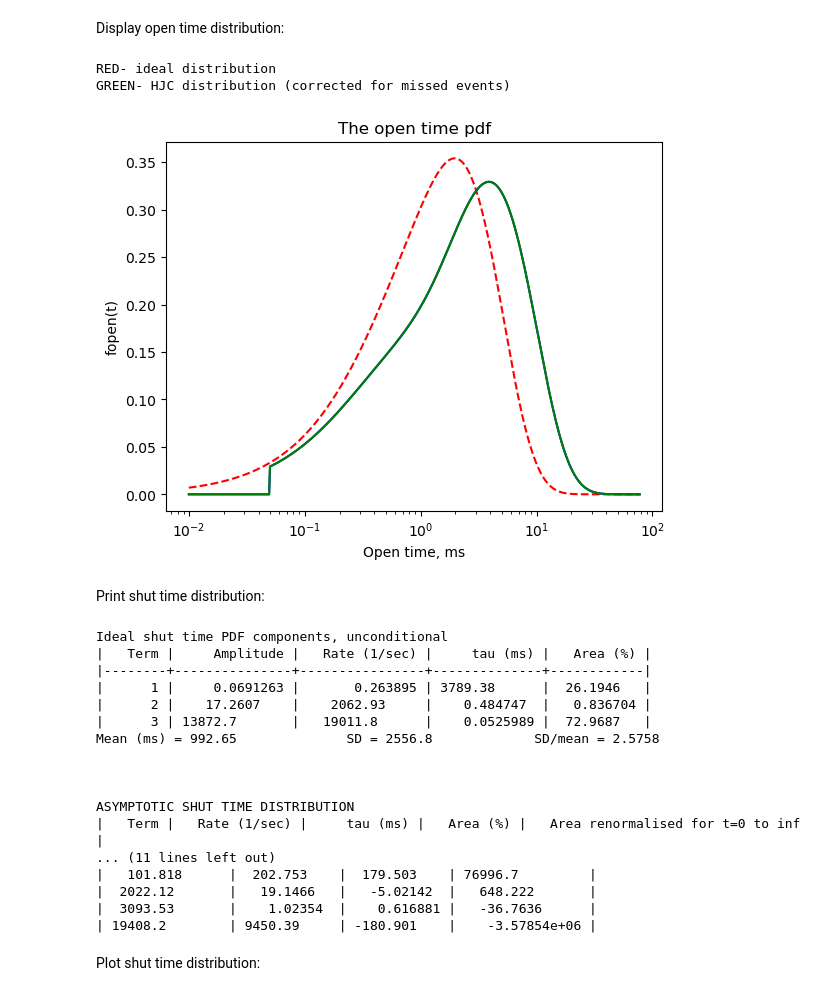
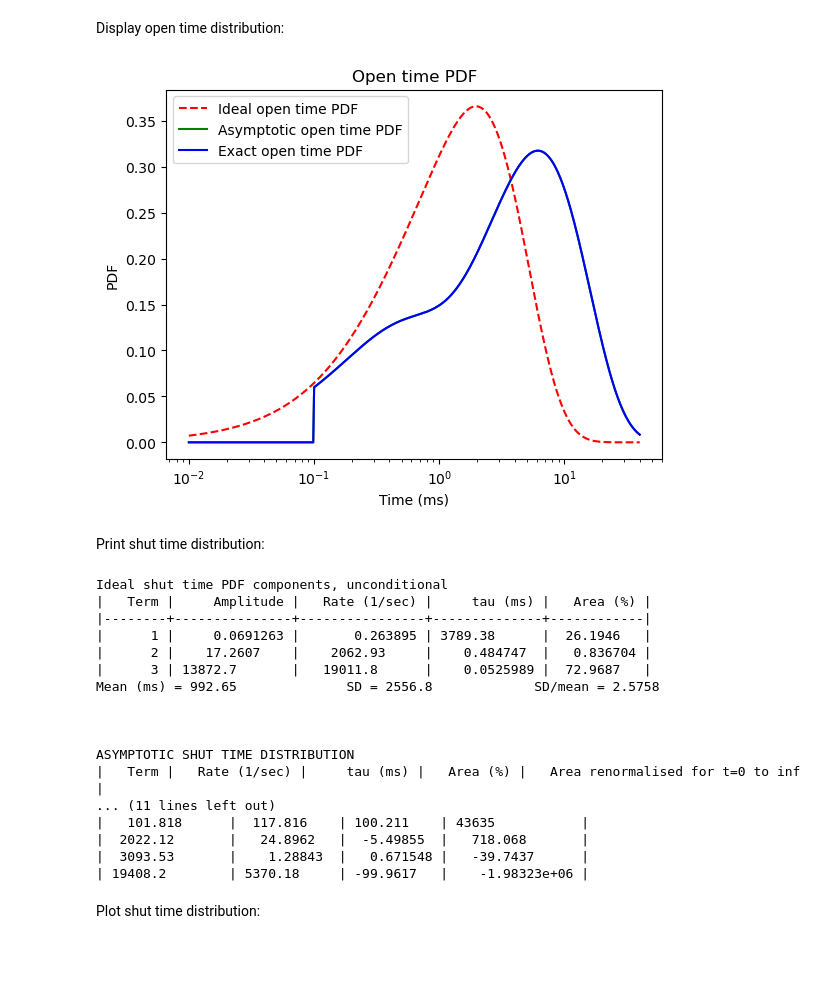
Before and after one commit to DCPROGS/SCALCS, a Jupyter notebook: examples/demo-scalcs.ipynb, the cells around one changed output. Cells and saved outputs as stored; diff of their text form; code cells hidden in the pictures; blank space fills up the shorter version.

```diff
--- a/examples/demo-scalcs.ipynb
+++ b/examples/demo-scalcs.ipynb
@@ -46,8 +46,8 @@ demomec.set_eff('c', conc)
 # %% [markdown]
 Calculate and display equilibrium occupancies and lifetime of states.
 # %%
-demo_matrix = scl.QMatrixPrints(demomec)
-print(demo_matrix.print_DC_table)
+dwells = scl.DwellsPDFDisplay(demomec, tres)
+print(dwells.ideal.print_DC_table)
 # %% [output]
 | Open     |   Equilibrium |   Mean lifetime | Mean latency (ms)   |
 | states   |     occupancy |            (ms) | to next shutting    |
@@ -97,26 +93,17 @@ ASYMPTOTIC OPEN TIME DISTRIBUTION
 # %% [markdown]
 Display open time distribution:
-# %%
-t, ipdf, epdf, apdf = scl.open_time_pdf(demomec, tres)
-plt.semilogx(t, ipdf, 'r--', t, epdf, 'b-', t, apdf, 'g-')
-plt.ylabel('fopen(t)')
-plt.xlabel('Open time, ms')
-plt.title('The open time pdf')
-print('RED- ideal distribution\nGREEN- HJC distribution (corrected for missed events)')
-# %% [output]
-RED- ideal distribution
-GREEN- HJC distribution (corrected for missed events)
-[figure, removed]
+# %%
+dwells.plot_open_time_pdf()
+# %% [output]
+[figure, added]
 # %% [markdown]
 Print shut time distribution:
 # %%
 # Print shut time pdf's
 
-print(demo_matrix.print_shut_time_pdf)
-
-print(demo_asymp.print_asymptotic_shut_time_pdf)
-
-print(demo_exact.shut_time_pdf)
+print(dwells.ideal.print_ideal_shut_time_pdf)
+print(dwells.asymptotic.print_asymptotic_shut_time_pdf)
+print(dwells.exact.print_exact_shut_time_pdf)
 # %% [output]
 Ideal shut time PDF components, unconditional
 |   Term |     Amplitude |   Rate (1/sec) |     tau (ms) |   Area (%) |
@@ -131,9 +118,9 @@ Mean (ms) = 992.65              SD = 2556.8             SD/mean = 2.5758
 ASYMPTOTIC SHUT TIME DISTRIBUTION
 |   Term |   Rate (1/sec) |     tau (ms) |   Area (%) |   Area renormalised for t=0 to inf |
 ... (11 lines left out)
-|   101.818      |  202.753    |  179.503    | 76996.7         |
-|  2022.12       |   19.1466   |   -5.02142  |   648.222       |
-|  3093.53       |    1.02354  |    0.616881 |   -36.7636      |
-| 19408.2        | 9450.39     | -180.901    |    -3.57854e+06 |
+|   101.818      |  117.816    | 100.211    | 43635           |
+|  2022.12       |   24.8962   |  -5.49855  |   718.068       |
+|  3093.53       |    1.28843  |   0.671548 |   -39.7437      |
+| 19408.2        | 5370.18     | -99.9617   |    -1.98323e+06 |
 # %% [markdown]
 Plot shut time distribution:
```
Also changed, not shown: parts of 6 cells of this notebook, 3 other files.
